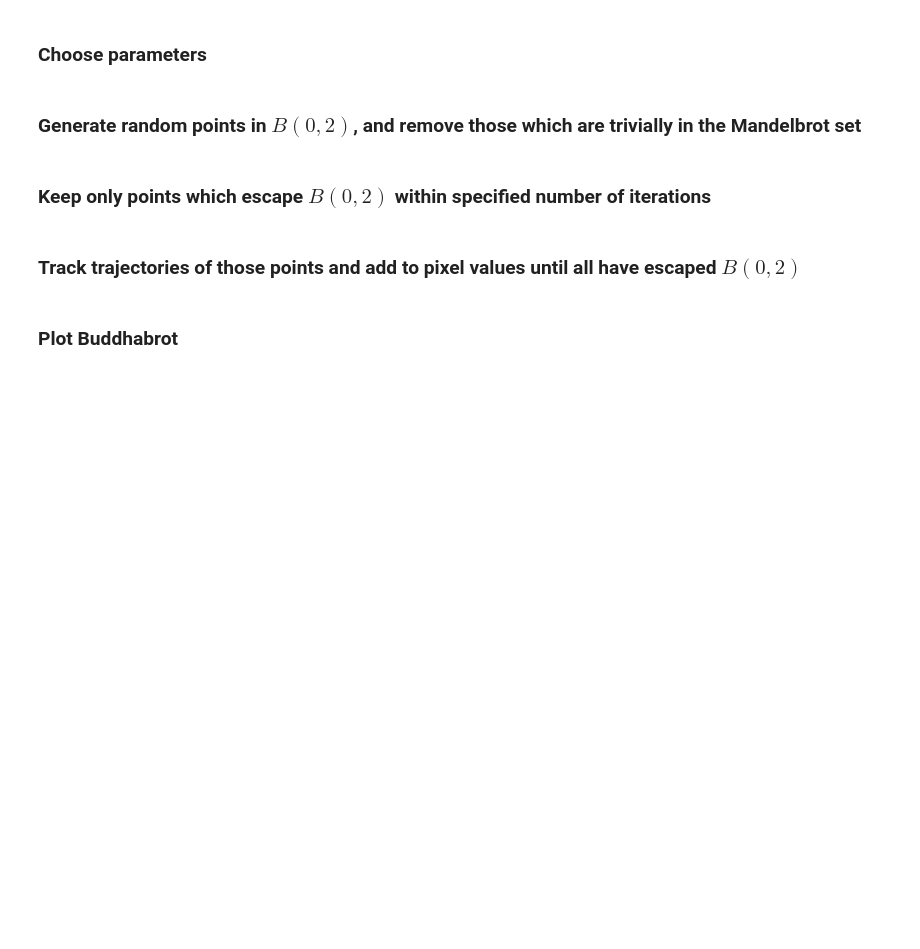
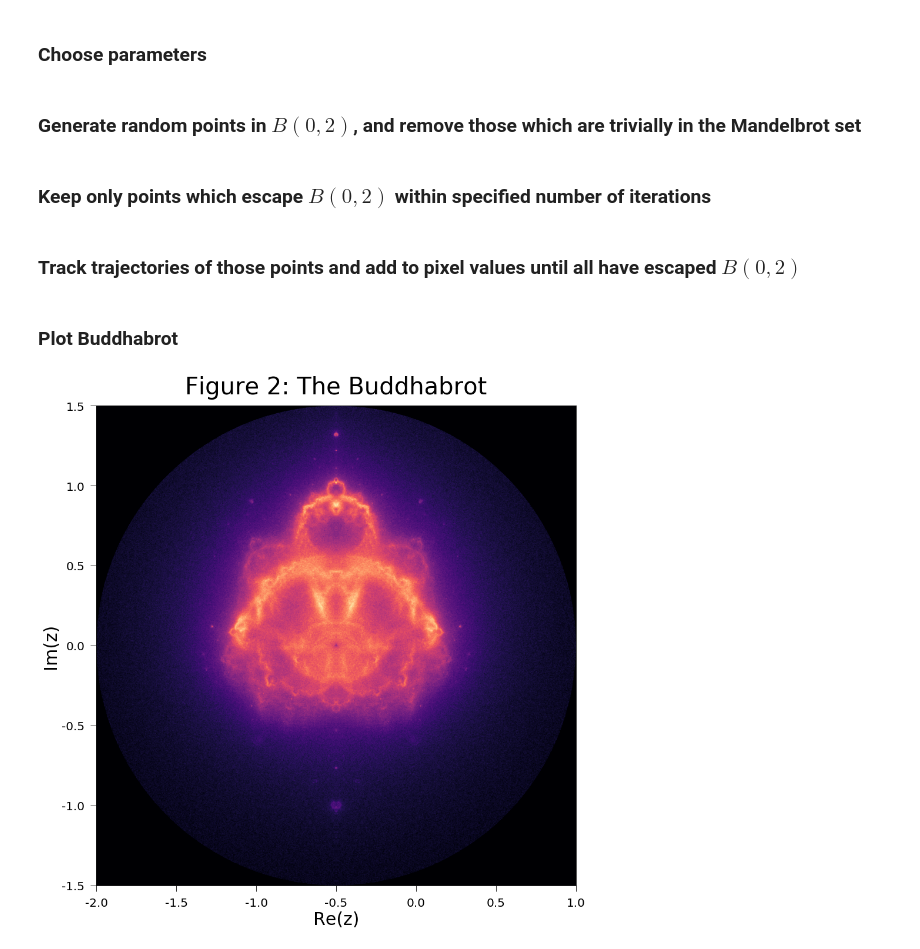
Before and after one commit to WGUNDERWOOD/mandelbrot-buddhabrot, a Jupyter notebook: mandelbrot.ipynb, the cells around one changed output. Drawn from its saved outputs; the diff is of its cells as text; code cells hidden in the pictures; blank space fills up the shorter version.

```diff
--- a/mandelbrot.ipynb
+++ b/mandelbrot.ipynb
@@ -72,13 +75,13 @@ Once this has been done, the rest of the points are iterated for a fixed number
 ### Choose parameters
 # %%
 # The total number of pixels is n x n
-n = 5000
+n = 1000
 
 # The maximum number of iterations in testing escape
 maxiter = 500
 
 # The total number of random points in the simulation
-m = int(2e8)
+m = int(1e7)
 
 # The plot size in inches
 size = 15
@@ -131,10 +134,13 @@ while(len(Z)):
 # %%
 fig = plt.figure(figsize=(size,size))
 plt.imshow(B.T**0.5,cmap='magma',interpolation='gaussian',aspect='equal',vmin=2)
 plt.xlabel('Re(z)',fontsize=30)
 plt.ylabel('Im(z)',fontsize=30)
 plt.xticks([i*n/6-0.5 for i in range(7)],[i for i in np.arange(-2,1.5,0.5)],fontsize=20)
 plt.yticks([i*n/6-0.5 for i in range(7)],[i for i in np.arange(1.5,-2,-0.5)],fontsize=20)
 plt.tick_params(pad=10,length=10)
 plt.title('Figure 2: The Buddhabrot',fontsize=40,pad=20)
+fig.patch.set_facecolor('white')
 fig.show()
+# %% [output]
+[figure, added]
```
Also changed, not shown: parts of 4 cells of this notebook, 1 other file.
